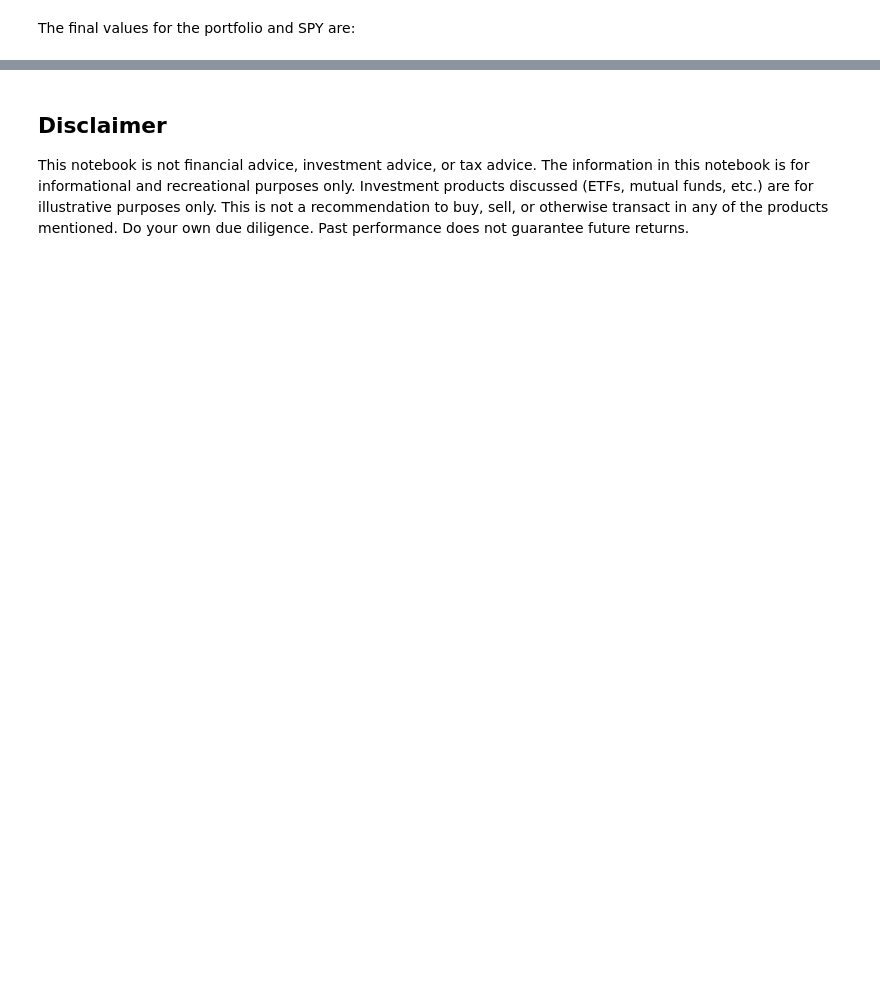
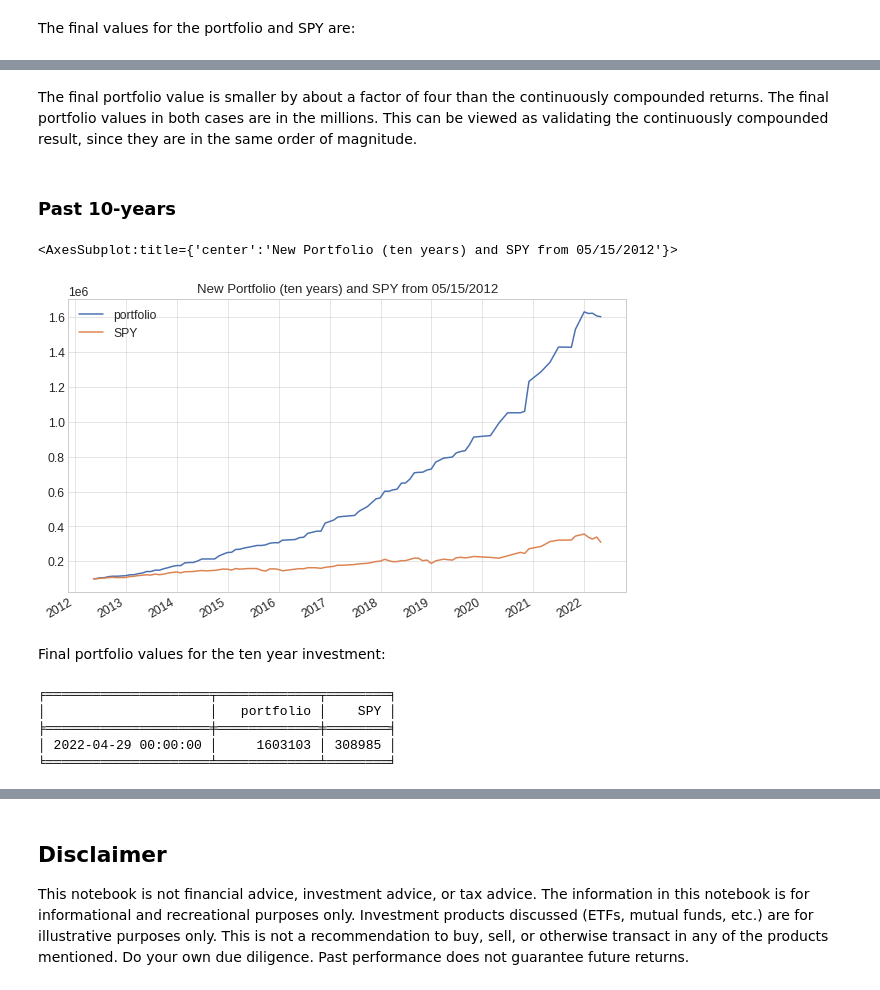
Before and after one commit to IanLKaplan/cash_trigger, a Jupyter notebook: cash_trigger.ipynb, the cells around one changed output, grey strips where cells are left out. Drawn from its saved outputs; the diff is of its cells as text; code cells hidden in the pictures; blank space fills up the shorter version.

```diff
--- a/cash_trigger.ipynb
+++ b/cash_trigger.ipynb
@@ -1989 +2004,64 @@ print(tabulate(terminal_vals_df, headers=[*terminal_vals_df.columns], tablefmt='
 ╘═════════════════════╧═════════════╧════════╛
+# %% [markdown]
+<p>
+The final portfolio value is smaller by about a factor of four than the continuously
+compounded returns. The final portfolio values in both cases are in the millions.
+This can be viewed as validating the continuously compounded result, since they are
+in the same order of magnitude.
+</p>
+# %%
+d10_year_start = end_date - relativedelta(years=10)
+
+asset_df = get_asset_investments(risk_asset=rotation_etf_shy,
+                                 bond_asset=cash_trigger_bond_adjclose,
+                                 spy_data=spy_data,
+                                 start_date=d10_year_start,
+                                 end_date=end_date
+                                 )
+
+new_portfolio_df = investment_return(holdings=holdings,
+                                     investment_df=asset_df,
+                                     prices_df=all_assets)
+
+new_portfolio_adj_df, spy_period_adj = adjust_time_series(new_portfolio_df, spy_close)
+
+plot_df = build_plot_data(holdings=holdings, portfolio_df=new_portfolio_adj_df, spy_df=spy_period_adj)
+# %% [markdown]
+<h3>
+Past 10-years
+</h3>
+# %%
+plot_df.plot(grid=True, title=f'New Portfolio (ten years) and SPY from {d10_year_start.strftime("%m/%d/%Y")}', figsize=(10,6))
+# %% [output]
+<AxesSubplot:title={'center':'New Portfolio (ten years) and SPY from 05/15/2012'}>
+[figure, added]
+# %% [markdown]
+<p>
+Final portfolio values for the ten year investment:
+</p>
+# %%
+terminal_vals_s = plot_df[:].iloc[-1]
+terminal_vals_df = pd.DataFrame(terminal_vals_s).transpose()
+print(tabulate(terminal_vals_df, headers=[*terminal_vals_df.columns], tablefmt='fancy_grid', floatfmt=".0f"))
+
+
+asset_df = get_asset_investments(risk_asset=rotation_etf_shy,
+                                 bond_asset=cash_trigger_bond_adjclose,
+                                 spy_data=spy_data,
+                                 start_date=d5_year_start,
+                                 end_date=end_date
+                                 )
+
+new_portfolio_df = investment_return(holdings=holdings,
+                                     investment_df=asset_df,
+                                     prices_df=all_assets)
+
+new_portfolio_adj_df, spy_period_adj = adjust_time_series(new_portfolio_df, spy_close)
+
+plot_df = build_plot_data(holdings=holdings, portfolio_df=new_portfolio_adj_df, spy_df=spy_period_adj)
+# %% [output]
+╒═════════════════════╤═════════════╤════════╕
+│                     │   portfolio │    SPY │
+╞═════════════════════╪═════════════╪════════╡
+│ 2022-04-29 00:00:00 │     1603103 │ 308985 │
+╘═════════════════════╧═════════════╧════════╛
```
Also changed, not shown: parts of 17 cells of this notebook, 1 other file.
